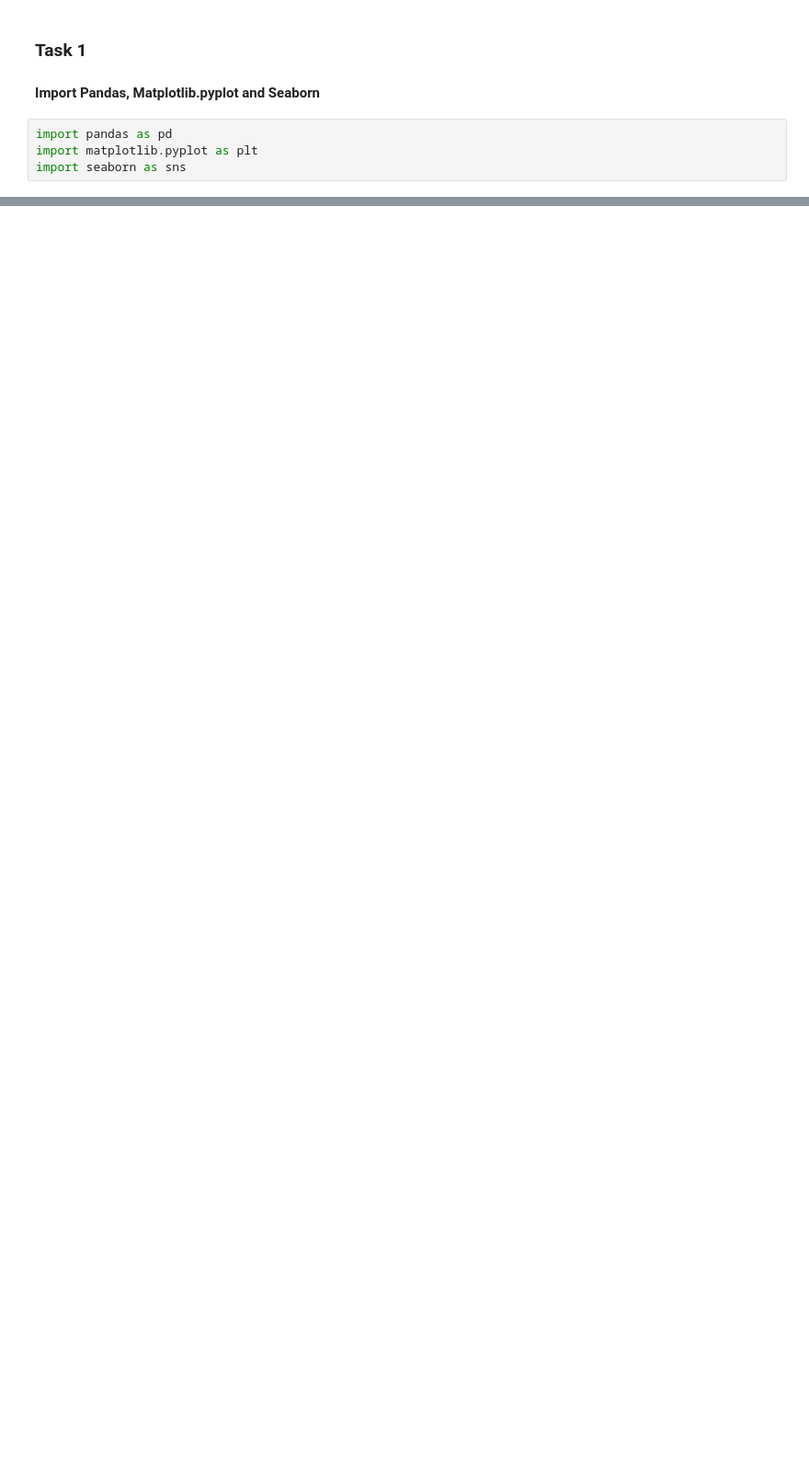
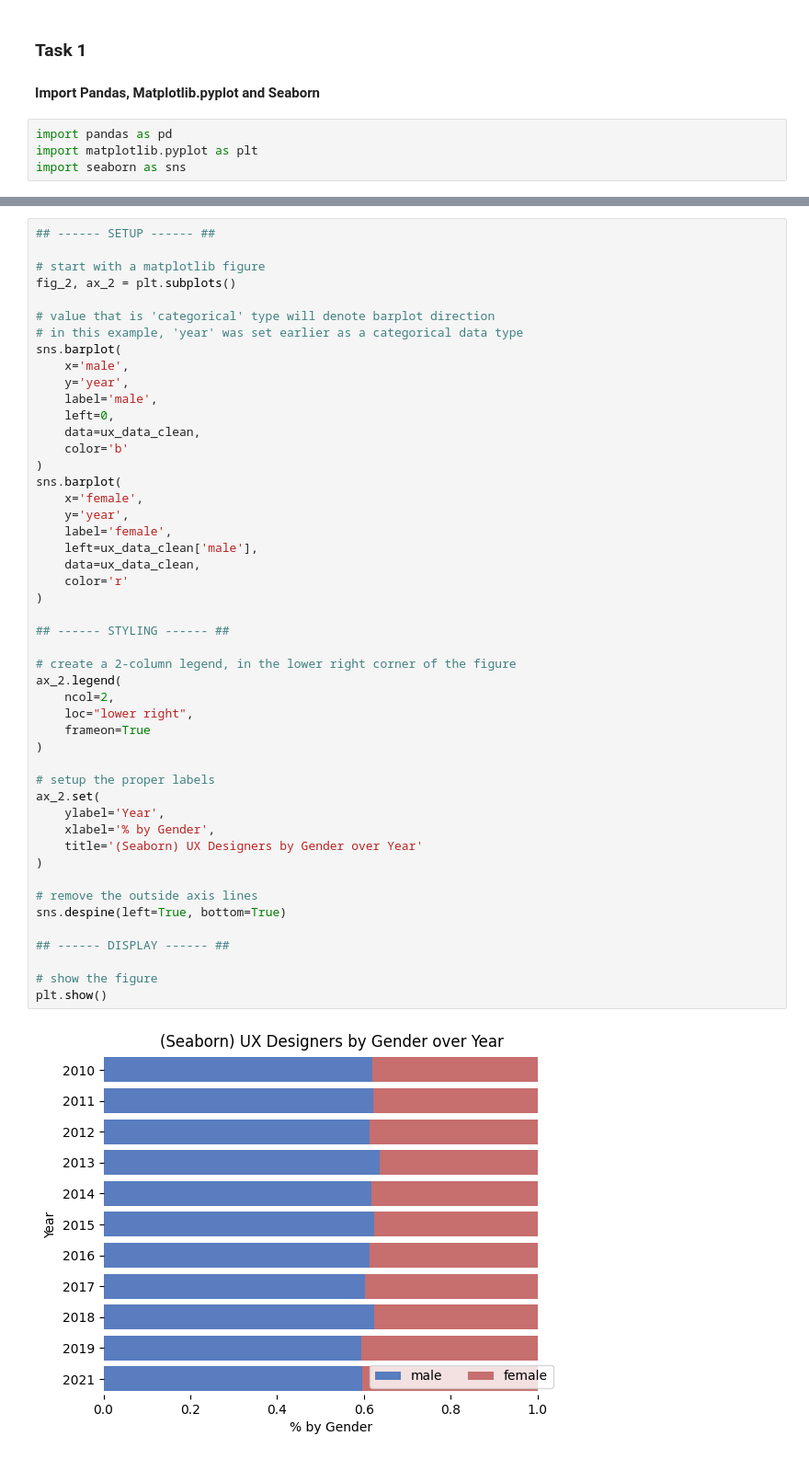
Before and after one commit to nerdygirlcodes/interactive-data, a Jupyter notebook: Challenges/Milicia_SeabornChallenge.ipynb, the cells around one changed output, grey strips where cells are left out. Shown at 92% size. Cells and saved outputs as stored; diff of their text form; blank space fills up the shorter version.

Commit message:
seaborn challenge

```diff
--- a/Challenges/Milicia_SeabornChallenge.ipynb
+++ b/Challenges/Milicia_SeabornChallenge.ipynb
@@ -57,0 +87,50 @@ plt.show()
+# %%
+## ------ SETUP ------ ##
+
+# start with a matplotlib figure
+fig_2, ax_2 = plt.subplots()
+
+# value that is 'categorical' type will denote barplot direction
+# in this example, 'year' was set earlier as a categorical data type
+sns.barplot(
+    x='male',
+    y='year',
+    label='male',
+    left=0,
+    data=ux_data_clean,
+    color='b'
+)
+sns.barplot(
+    x='female',
+    y='year',
+    label='female',
+    left=ux_data_clean['male'],
+    data=ux_data_clean,
+    color='r'
+)
+
+## ------ STYLING ------ ##
+
+# create a 2-column legend, in the lower right corner of the figure
+ax_2.legend(
+    ncol=2,
+    loc="lower right",
+    frameon=True
+)
+
+# setup the proper labels
+ax_2.set(
+    ylabel='Year',
+    xlabel='% by Gender',
+    title='(Seaborn) UX Designers by Gender over Year'
+)
+
+# remove the outside axis lines
+sns.despine(left=True, bottom=True)
+
+## ------ DISPLAY ------ ##
+
+# show the figure
+plt.show()
+# %% [output]
+[figure, added]
```
Also changed, not shown: parts of 7 cells of this notebook.
